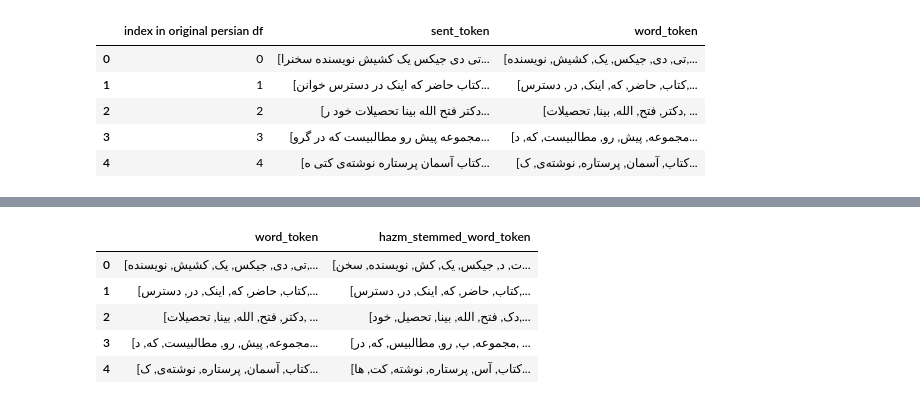
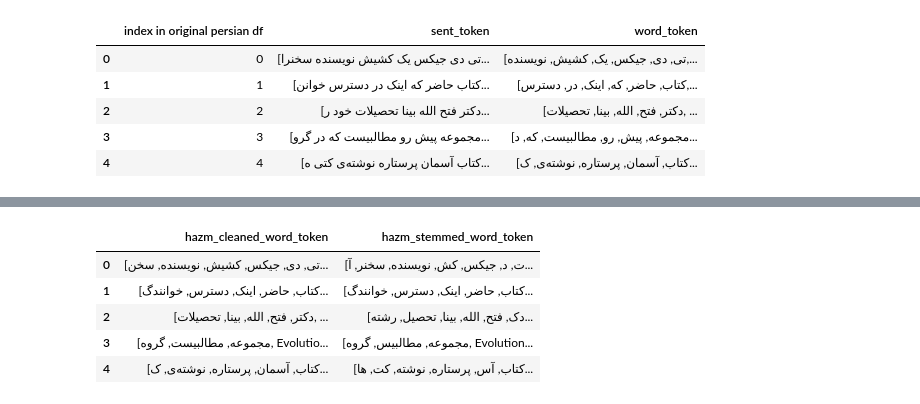
Before and after one commit to IR-1401-2-project/ClassProjects, a Jupyter notebook: session_002_1.ipynb, the cells around one changed output, grey strips where cells are left out. Saved outputs shown, nothing was run; the diff lists cells and outputs as text; code cells hidden in the pictures.

Commit message:
implementing everythin up to hazm

```diff
--- a/session_002_1.ipynb
+++ b/session_002_1.ipynb
@@ -104,3 +104,20 @@ df_persian.head()
 | 2 | سرگذشت رضاشاه | ۲۹ آذر ۱۳۹۸ | دکتر فتح الله بینا تحصیلات خود را... | تاریخ ایران | فتح الله بینا | بدون دیدگاه | [دکتر فتح الله بینا تحصیلات خود ر... | [دکتر, فتح, الله, بینا, تحصیلات, ... |
 | 3 | سیری نوین در فرگشت و اسرار مغز | ۲۸ آذر ۱۳۹۸ | مجموعه پیش رو مطالبیست که در گروه... | علم و دانش | مانی منوچهری | بدون دیدگاه | [مجموعه پیش رو مطالبیست که در گرو... | [مجموعه, پیش, رو, مطالبیست, که, د... |
 | 4 | آسمان پرستاره | ۲۶ آذر ۱۳۹۸ | کتاب آسمان پرستاره نوشته‌ی کتی ها... | کودکان و نوجوانان | کتی هایدن | بدون دیدگاه | [کتاب آسمان پرستاره نوشته‌ی کتی ه... | [کتاب, آسمان, پرستاره, نوشته‌ی, ک... |
+# %%
+# first we need to remove stop words from the persian text using hazm
+from hazm import stopwords_list
+
+stopwords = stopwords_list()
+
+# removing stop words from the persian text and storing the cleaned word tokens in a new column
+def remove_stopwords(word_tokens):
+  # if word_tokens is not a list, then return an empty list
+    if not isinstance(word_tokens, list):
+        return []
+    # if word_tokens is a list, then return a list of words that are not in the stopwords list
+    return [word for word in word_tokens if word not in stopwords]
+
+df_persian['hazm_cleaned_word_token'] = df_persian['word_token'].apply(remove_stopwords)
+
+df_persian.head()
@@ -116,7 +140,7 @@ stemmer = Stemmer()
 hazm_stemmed_persian_tokens = []
 
 for index, row in df_persian.iterrows():
-    word_tokens = row["word_token"]
+    word_tokens = row["hazm_cleaned_word_token"]
     stemmed_word_tokens = []
     # if word_tokens is not a list we skip it
     if not isinstance(word_tokens, list):
@@ -144,12 +168,12 @@ df_persian.head()
 # %%
 # only view the first 5 rows of the persian df and word_token and hazm_stemmed_word_token columns
-df_persian[['word_token', 'hazm_stemmed_word_token']].head()
+df_persian[['hazm_cleaned_word_token', 'hazm_stemmed_word_token']].head()
 # %% [output]
-|  | word_token | hazm_stemmed_word_token |
-| 0 | [تی, دی, جیکس, یک, کشیش, نویسنده,... | [ت, د, جیکس, یک, کش, نویسنده, سخن... |
-| 1 | [کتاب, حاضر, که, اینک, در, دسترس,... | [کتاب, حاضر, که, اینک, در, دسترس,... |
-| 2 | [دکتر, فتح, الله, بینا, تحصیلات, ... | [دک, فتح, الله, بینا, تحصیل, خود,... |
-| 3 | [مجموعه, پیش, رو, مطالبیست, که, د... | [مجموعه, پ, رو, مطالبیس, که, در, ... |
+|  | hazm_cleaned_word_token | hazm_stemmed_word_token |
+| 0 | [تی, دی, جیکس, کشیش, نویسنده, سخن... | [ت, د, جیکس, کش, نویسنده, سخنر, آ... |
+| 1 | [کتاب, حاضر, اینک, دسترس, خوانندگ... | [کتاب, حاضر, اینک, دسترس, خوانندگ... |
+| 2 | [دکتر, فتح, الله, بینا, تحصیلات, ... | [دک, فتح, الله, بینا, تحصیل, رشته... |
+| 3 | [مجموعه, مطالبیست, گروه, Evolutio... | [مجموعه, مطالبیس, گروه, Evolution... |
 | 4 | [کتاب, آسمان, پرستاره, نوشته‌ی, ک... | [کتاب, آس, پرستاره, نوشته, کت, ها... |
 # %%
 # now we handle lemmentization using hazm lemmatizer
```
Also changed, not shown: parts of 6 cells of this notebook, 1 other file.
